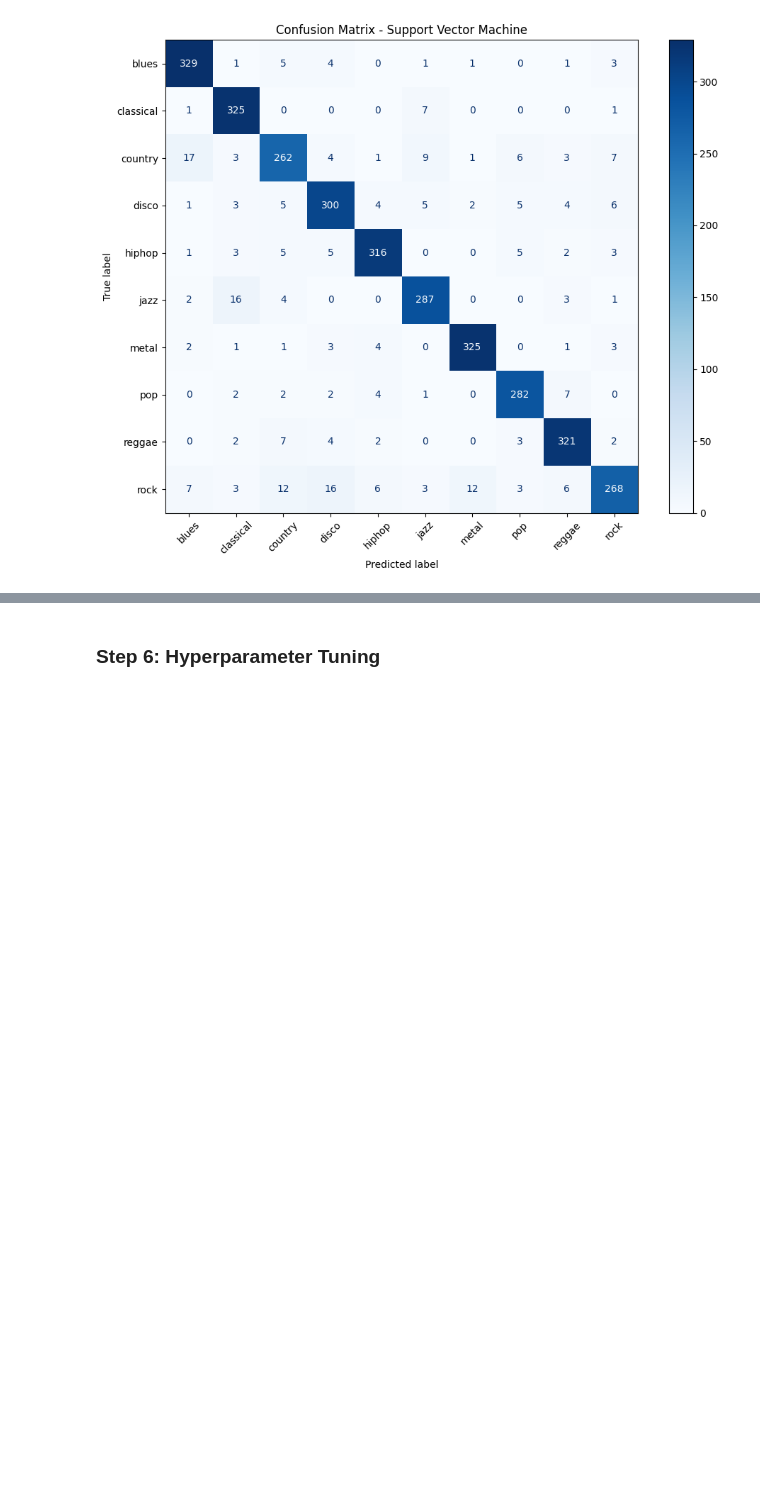
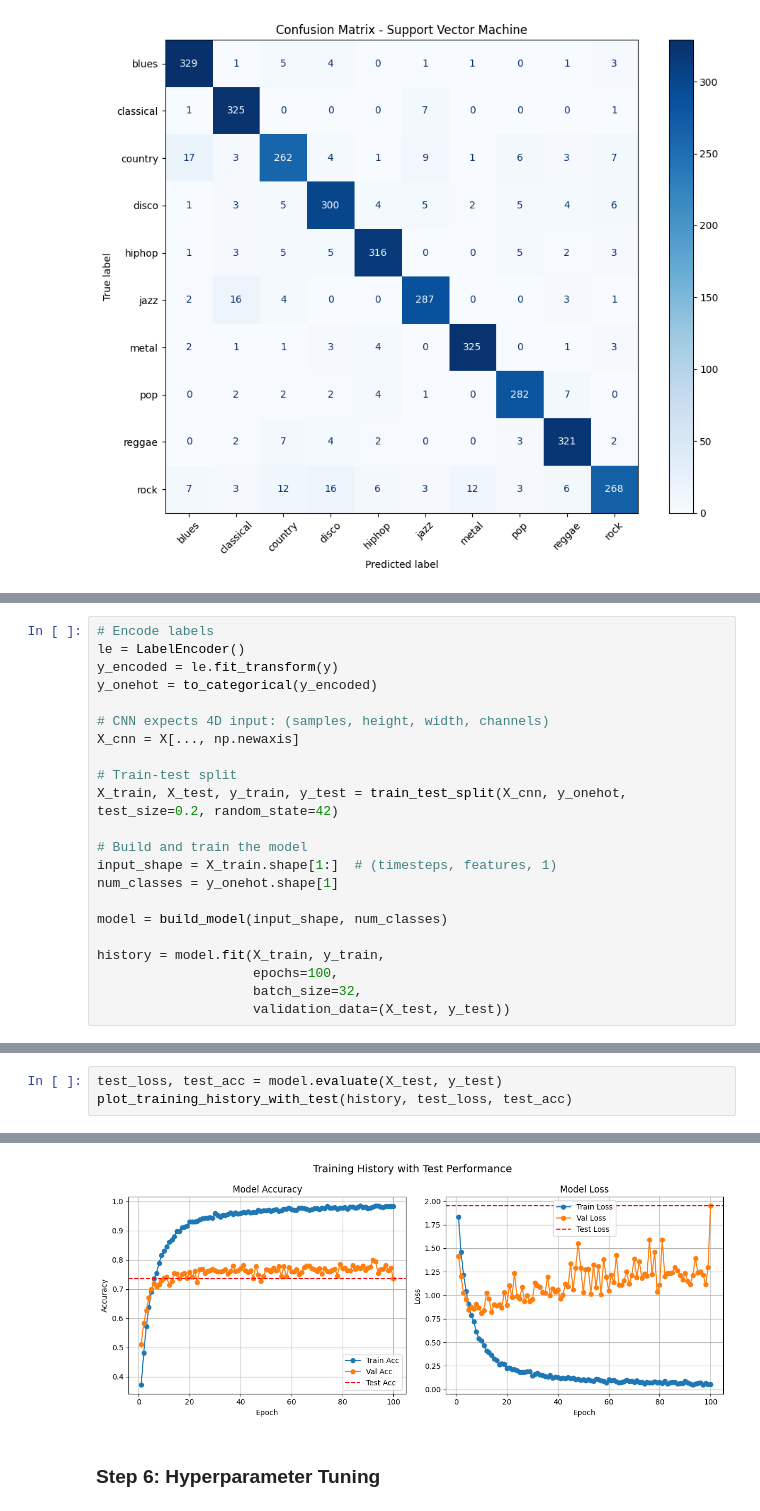
Before and after one commit to Dgonzalez929/nn_deep_learning, a Jupyter notebook: final_project_GTZAN_DL3104.ipynb, the cells around one changed output, grey strips where cells are left out. Drawn from its saved outputs; the diff is of its cells as text; blank space fills up the shorter version.

```diff
--- a/final_project_GTZAN_DL3104.ipynb
+++ b/final_project_GTZAN_DL3104.ipynb
@@ -506,0 +916,22 @@ plt.show()
+# %%
+# Encode labels
+le = LabelEncoder()
+y_encoded = le.fit_transform(y)
+y_onehot = to_categorical(y_encoded)
+
+# CNN expects 4D input: (samples, height, width, channels)
+X_cnn = X[..., np.newaxis]
+
+# Train-test split
+X_train, X_test, y_train, y_test = train_test_split(X_cnn, y_onehot, test_size=0.2, random_state=42)
+
+# Build and train the model
+input_shape = X_train.shape[1:]  # (timesteps, features, 1)
+num_classes = y_onehot.shape[1]
+
+model = build_model(input_shape, num_classes)
+
+history = model.fit(X_train, y_train,
+                    epochs=100,
+                    batch_size=32,
+                    validation_data=(X_test, y_test))
@@ -506,0 +965,4 @@ plt.show()
+# %%
+test_loss, test_acc = model.evaluate(X_test, y_test)
+plot_training_history_with_test(history, test_loss, test_acc)
+# %% [output]
@@ -507,2 +970,3 @@ plt.show()
+[figure, added]
 # %% [markdown]
 ### Step 6: Hyperparameter Tuning
```
Also changed, not shown: parts of 27 cells of this notebook, 2 other files.
